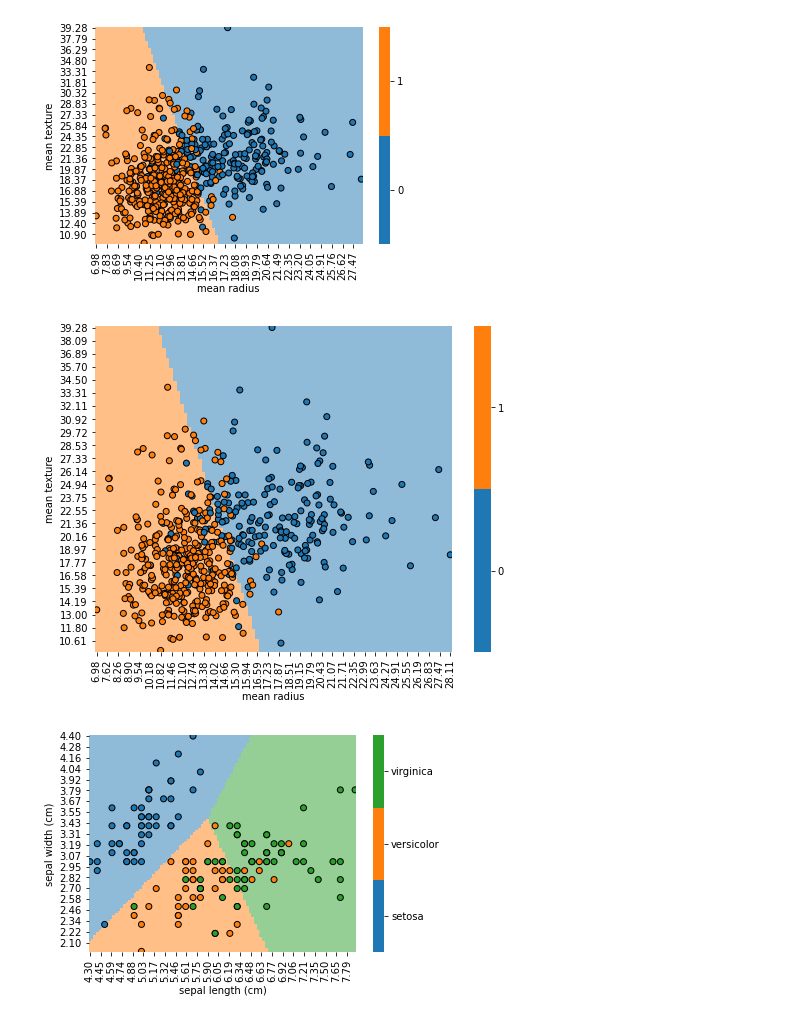
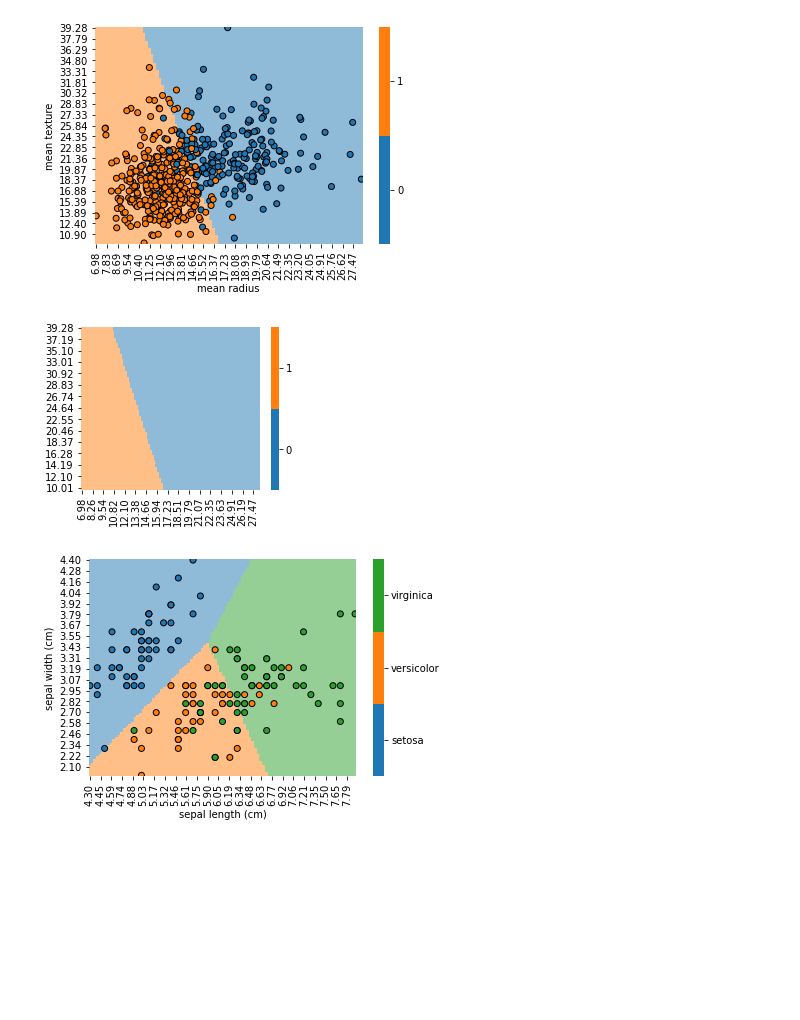
Before and after one commit to gsganden/model_inspector, a Jupyter notebook: 00_inspect.ipynb, the cells around one changed output. Cells and saved outputs as stored; diff of their text form; code cells hidden in the pictures; blank space fills up the shorter version.

Commit message:
Make plotting data optional

```diff
--- a/00_inspect.ipynb
+++ b/00_inspect.ipynb
@@ -152,6 +152,7 @@ def plot_2d_regression(
     cmap="viridis",
     tick_formatter: str = ".2f",
     ax=None,
+    plot_data: bool = True,
 ):
     """Plot data and predictions for regression model with two features
 
@@ -164,6 +165,8 @@ def plot_2d_regression(
     - `ticket_formatter`: Tick label format specifier
     - `ax`: Matplotlib `Axes` object. Plot will be added to this object
     if provided; otherwise a new `Axes` object will be generated.
+    - `plot_data`: Whether to plot the data points in addition to the
+    model predictions.
     """
 
     def _plot_preds(model, X, y, ax, cmap):
@@ -185,7 +188,8 @@ def plot_2d_regression(
     if ax is None:
         fig, ax = plt.subplots()
     ax = _plot_preds(model=model, X=X, y=y, ax=ax, cmap=cmap)
-    ax = _plot_data(X=X, y=y, ax=ax, cmap=cmap)
+    if plot_data:
+        ax = _plot_data(X=X, y=y, ax=ax, cmap=cmap)
     _format_ticks(ax=ax, formatter=tick_formatter)
     return ax
 
@@ -230,9 +234,9 @@ ax = plot_2d_regression(
 # %% [output]
 [figure]
 # %%
-fig, ax = plt.subplots(figsize=(8, 6))
+fig, ax = plt.subplots(figsize=(4, 3))
 # fmt: off
 plot_2d_regression(
-    model=LinearRegression(), X=X_diabetes.loc[:, feature_cols], y=y_diabetes, ax=ax
+    model=LinearRegression(), X=X_diabetes.loc[:, feature_cols], y=y_diabetes, ax=ax, plot_data=False
 );
 # %% [output]
@@ -260,8 +264,9 @@ def plot_2d_classification(
     X: pd.DataFrame,
     y: Union[np.array, pd.Series],
     cmap=None,
-    tick_formatter=".2f",
+    tick_formatter: str = ".2f",
     ax=None,
+    plot_data: bool = True,
 ):
     """Plot data and predictions for classification model with two features
 
@@ -325,8 +330,9 @@ def plot_2d_classification(
     ax = _wash_out(ax)
     colorbar = _set_colorbar(ax, y)
     y_vals = pd.unique(y)
-    label_to_num = {label: num for label, num in zip(y_vals, range(len(y_vals)))}
-    ax = _plot_data(X=X, y=y.map(label_to_num), ax=ax, cmap=colorbar.cmap)
+    if plot_data:
+        label_to_num = {label: num for label, num in zip(y_vals, range(len(y_vals)))}
+        ax = _plot_data(X=X, y=y.map(label_to_num), ax=ax, cmap=colorbar.cmap)
     _format_ticks(ax=ax, formatter=tick_formatter)
     return ax
 # %%
@@ -335,11 +341,11 @@ ax = plot_2d_classification(LogisticRegression(), X_cancer.iloc[:, :2], y_cancer
 # %% [output]
 [figure]
 # %%
-fig, ax = plt.subplots(figsize=(8, 6))
+fig, ax = plt.subplots(figsize=(4, 3))
 # fmt: off
 plot_2d_classification(
-    LogisticRegression(), X_cancer.iloc[:, :2], y_cancer.values, ax=ax
+    LogisticRegression(), X_cancer.iloc[:, :2], y_cancer.values, ax=ax, plot_data=False
 );
 # %% [output]
-[figure, old version]
+[figure, new version]
 # %%
```
Also changed, not shown: parts of 4 cells of this notebook, 4 other files.
